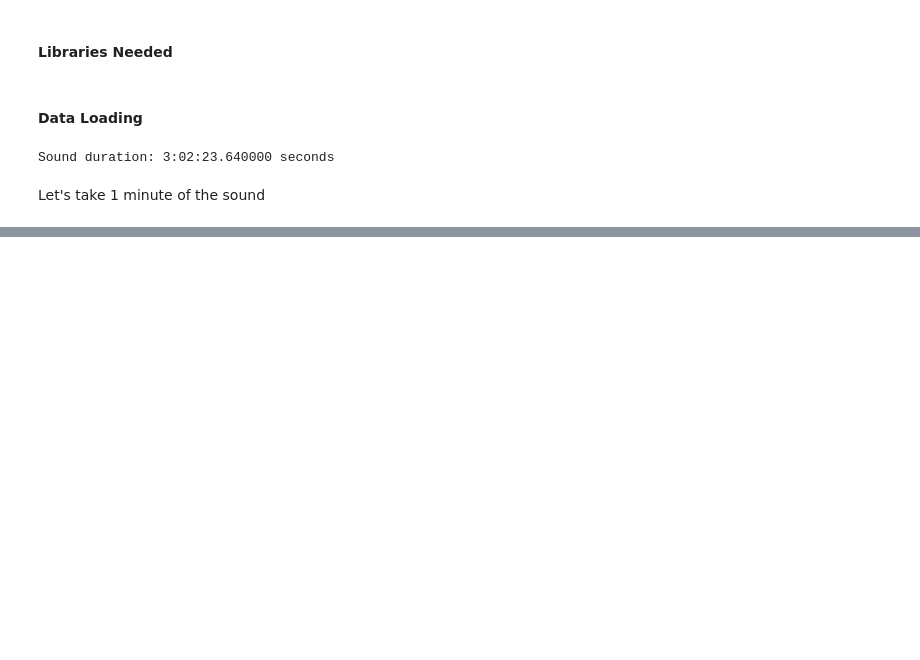
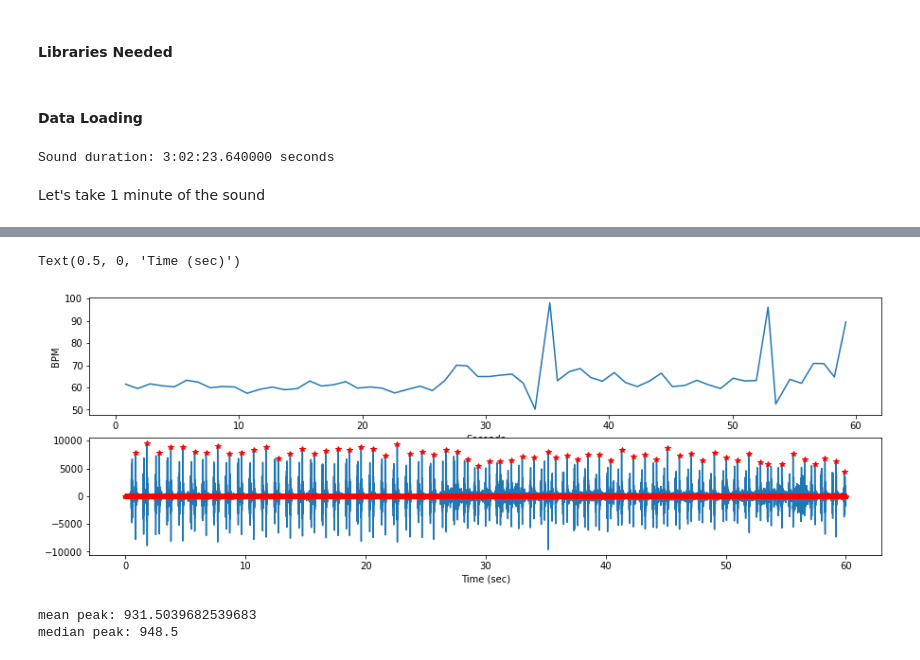
Before and after one commit to kevinmgamboa/Cardiac_Acoustic_Miracle, a Jupyter notebook: Notebooks/noche_heart_sound.ipynb, the cells around one changed output, grey strips where cells are left out. Saved outputs shown, nothing was run; the diff lists cells and outputs as text; code cells hidden in the pictures; blank space fills up the shorter version.

Commit message:
Adding peak detection method. works well but need detailed test.

```diff
--- a/Notebooks/noche_heart_sound.ipynb
+++ b/Notebooks/noche_heart_sound.ipynb
@@ -37,0 +42,30 @@ plt.plot(sample)
+# %%
+# peak detection
+peaks = ppf.findpeaks(data = sample, limit = 0.35, spacing = int(sf/2))
+# finds peaks position in sample
+peaks_values = sample[peaks]
+# time when the peak happened
+peak_time = peaks * 1/sf
+# peak interval
+peak_interval = np.diff(peak_time)
+# beats per minute
+bpm = 60/peak_interval
+
+peakv = np.zeros(len(sample))
+for i, p in enumerate(peaks):
+    peakv[p] = peaks_values[i]
+
+# vector time
+vt = np.arange(len(sample)) * 1/sf
+# %%
+plt.subplot(2,1,1)
+plt.plot(peak_time[:-1], bpm)
+plt.ylabel('BPM')
+plt.xlabel('Seconds')
+plt.subplot(2,1,2)
+plt.plot(vt, sample)
+plt.plot(vt, peakv, 'r*')
+plt.xlabel('Time (sec)')
+# %% [output]
+Text(0.5, 0, 'Time (sec)')
+[figure, added]
@@ -37,0 +97,5 @@ plt.plot(sample)
+# %%
+print(f'mean peak: {mean_RR}\nmedian peak: {median_RR}')
+# %% [output]
+mean peak: 931.5039682539683
+median peak: 948.5
```
Also changed, not shown: parts of 4 cells of this notebook, 1 other file.
